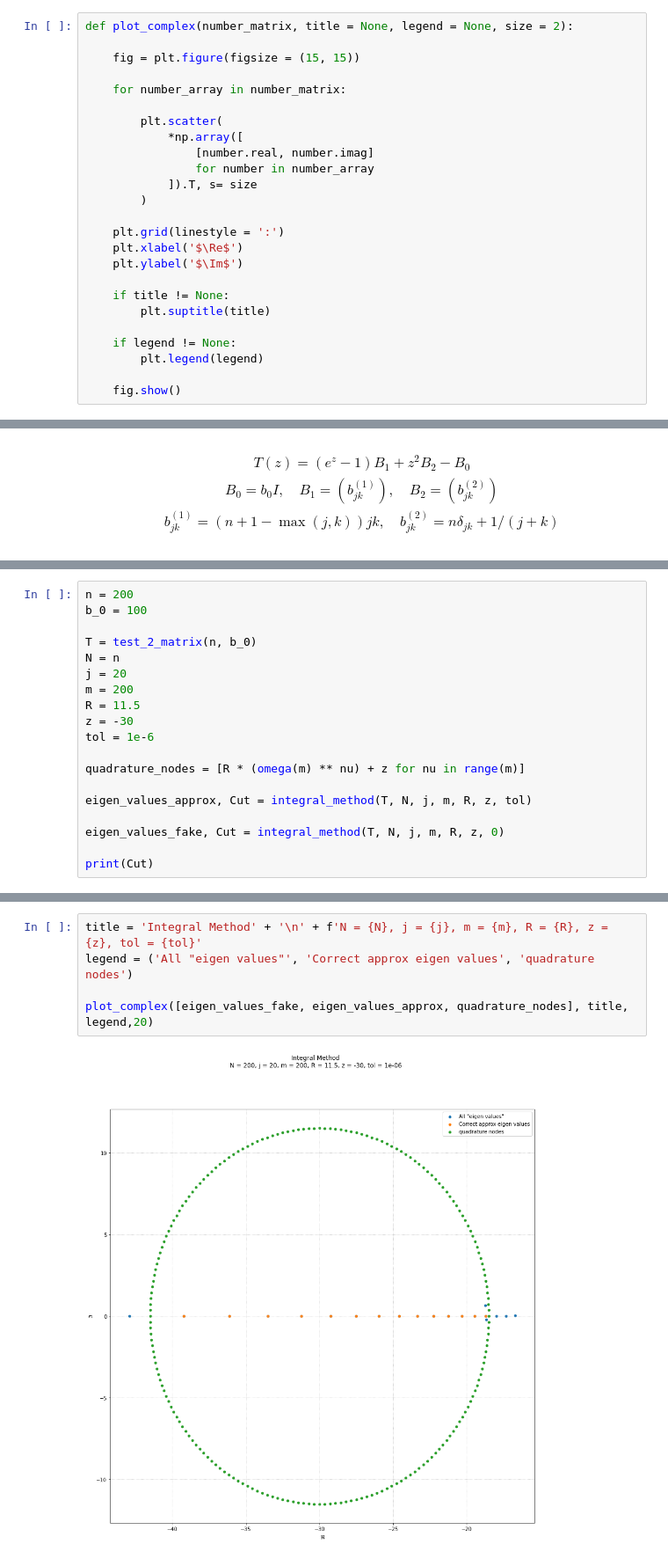
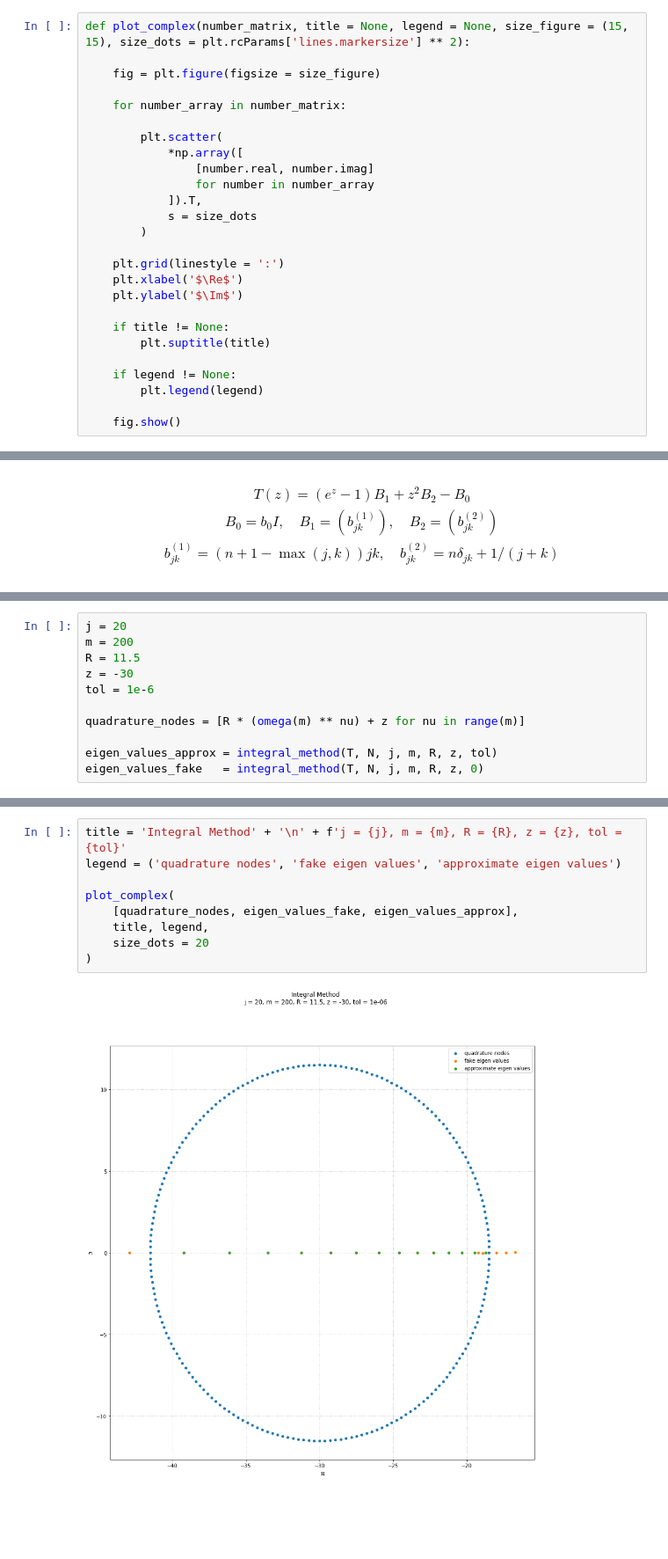
Before and after one commit to MrWhiteRichard/Fundament-Mathematik, a Jupyter notebook: WS_2020-21/SemNumLinAlg/Nichtlineare Eigenwertprobleme/Code/main.ipynb, the cells around one changed output, grey strips where cells are left out. Shown at 88% size. Cells and saved outputs as stored; diff of their text form; blank space fills up the shorter version.

```diff
--- a/WS_2020-21/SemNumLinAlg/Nichtlineare Eigenwertprobleme/Code/main.ipynb
+++ b/WS_2020-21/SemNumLinAlg/Nichtlineare Eigenwertprobleme/Code/main.ipynb
@@ -144,9 +150,9 @@ def integral_method(A, N, j, m, R, z, tol):
 # %% [markdown]
 Um die exakten und approximierten Eigenwerte zu plotten, verwenden wir `plot_complex`.
 # %%
-def plot_complex(number_matrix, title = None, legend = None, size = 2):
+def plot_complex(number_matrix, title = None, legend = None, size_figure = (15, 15), size_dots = plt.rcParams['lines.markersize'] ** 2):
 
-    fig = plt.figure(figsize = (15, 15))
+    fig = plt.figure(figsize = size_figure)
 
     for number_array in number_matrix:
 
@@ -154,7 +160,8 @@ def plot_complex(number_matrix, title = None, legend = None, size = 2):
             *np.array([
                 [number.real, number.imag]
                 for number in number_array
-            ]).T, s= size
+            ]).T,
+            s = size_dots
         )
 
     plt.grid(linestyle = ':')
@@ -311,9 +323,4 @@ def test_2_matrix(n, b_0):
 # %%
-n = 200
-b_0 = 100
-
-T = test_2_matrix(n, b_0)
-N = n
 j = 20
 m = 200
 R = 11.5
@@ -322,8 +329,5 @@ tol = 1e-6
 
 quadrature_nodes = [R * (omega(m) ** nu) + z for nu in range(m)]
 
-eigen_values_approx, Cut = integral_method(T, N, j, m, R, z, tol)
-
-eigen_values_fake, Cut = integral_method(T, N, j, m, R, z, 0)
-
-print(Cut)
+eigen_values_approx = integral_method(T, N, j, m, R, z, tol)
+eigen_values_fake   = integral_method(T, N, j, m, R, z, 0)
@@ -336,7 +334,11 @@ print(Cut)
 # %%
-title = 'Integral Method' + '\n' + f'N = {N}, j = {j}, m = {m}, R = {R}, z = {z}, tol = {tol}'
-legend = ('All "eigen values"', 'Correct approx eigen values', 'quadrature nodes')
+title = 'Integral Method' + '\n' + f'j = {j}, m = {m}, R = {R}, z = {z}, tol = {tol}'
+legend = ('quadrature nodes', 'fake eigen values', 'approximate eigen values')
 
-plot_complex([eigen_values_fake, eigen_values_approx, quadrature_nodes], title, legend,20)
+plot_complex(
+    [quadrature_nodes, eigen_values_fake, eigen_values_approx],
+    title, legend,
+    size_dots = 20
+)
 # %% [output]
-[figure, old version]
+[figure, new version]
```
Also changed, not shown: parts of 21 cells of this notebook.
